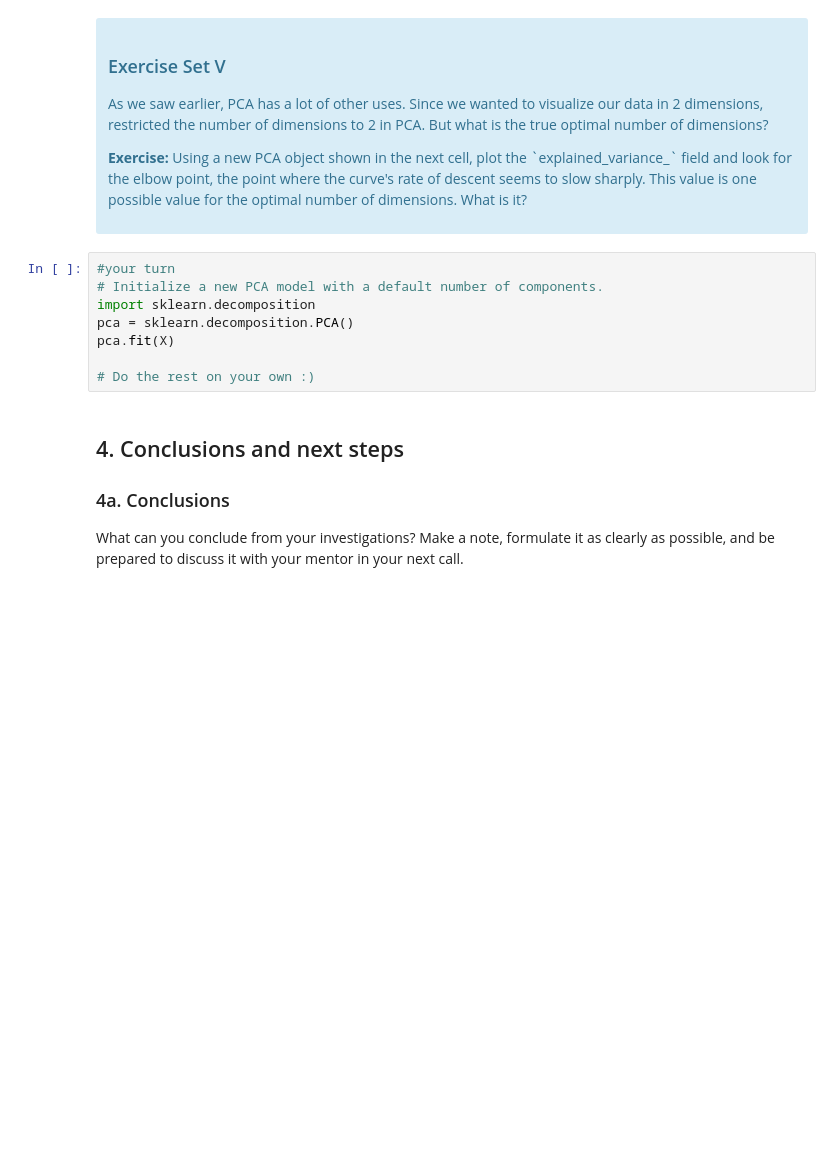
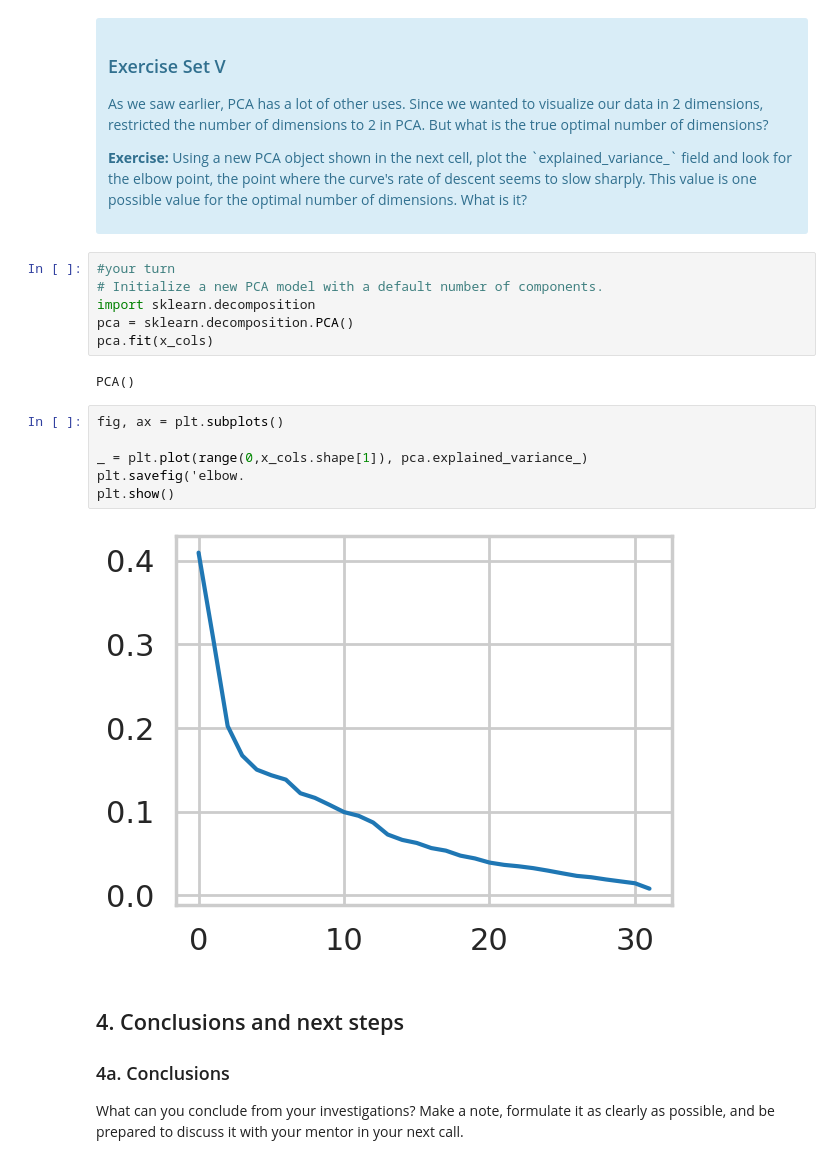
Before and after one commit to blue-santa/sprinboard-data-science-2026, a Jupyter notebook: 15-unsupervised-learning/06-principal-component-analysis/Clustering Case Study - Customer Segmentation with K-Means - Tier 3.ipynb, the cells around one changed output. Saved outputs shown, nothing was run; the diff lists cells and outputs as text; blank space fills up the shorter version.

```diff
--- a/15-unsupervised-learning/06-principal-component-analysis/Clustering Case Study - Customer Segmentation with K-Means - Tier 3.ipynb
+++ b/15-unsupervised-learning/06-principal-component-analysis/Clustering Case Study - Customer Segmentation with K-Means - Tier 3.ipynb
@@ -476,9 +506,17 @@ What we've done is we've taken those columns of 0/1 indicator variables, and we'
 # Initialize a new PCA model with a default number of components.
 import sklearn.decomposition
 pca = sklearn.decomposition.PCA()
-pca.fit(X)
-
-# Do the rest on your own :)
+pca.fit(x_cols)
+# %% [output]
+PCA()
+# %%
+fig, ax = plt.subplots()
+
+_ = plt.plot(range(0,x_cols.shape[1]), pca.explained_variance_)
+plt.savefig('elbow.
+plt.show()
+# %% [output]
+[figure, added]
 # %% [markdown]
 ## 4. Conclusions and next steps
 ### 4a. Conclusions
```
Also changed, not shown: parts of 6 cells of this notebook, 1 other file.
